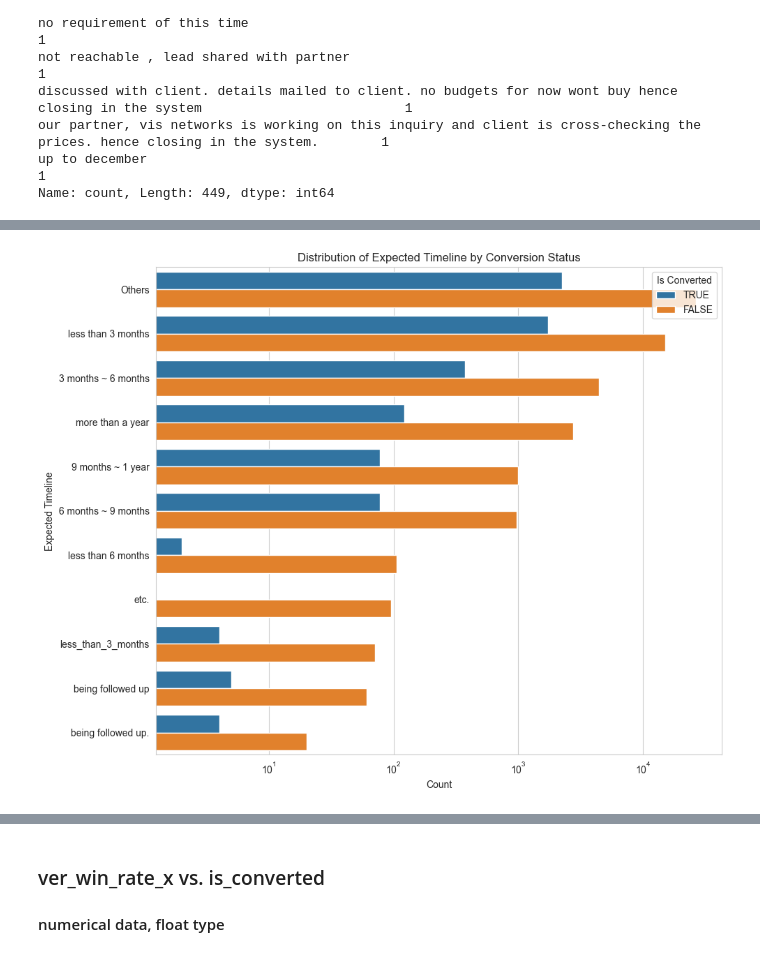
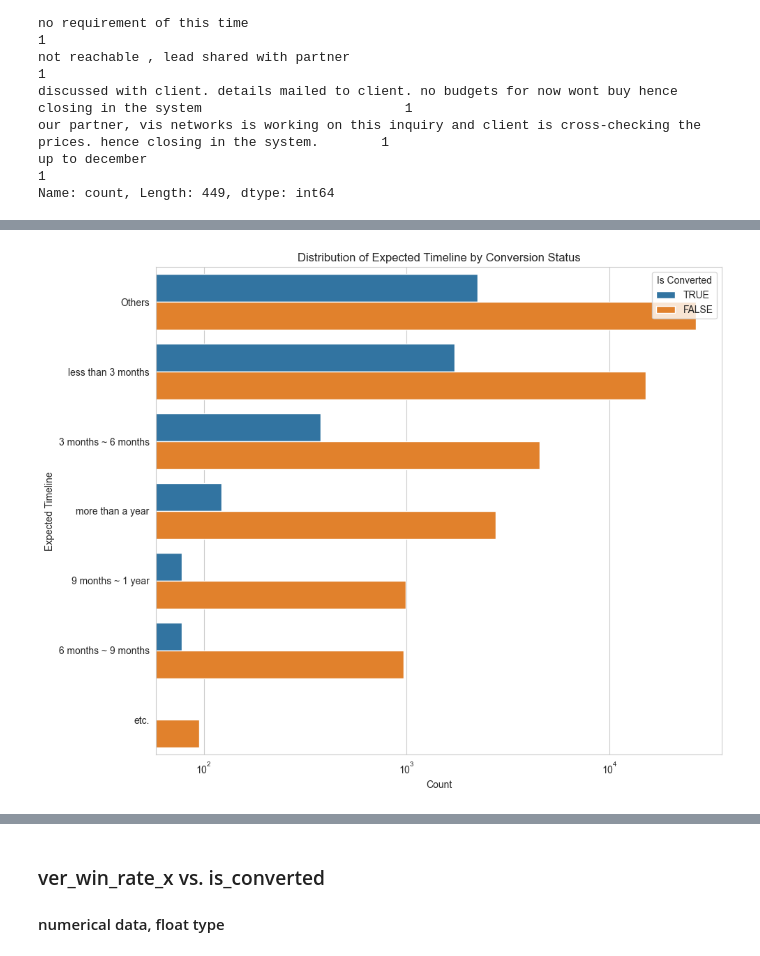
Before and after one commit to AhyoungOh/Coffee, a Jupyter notebook: eda.ipynb, the cells around one changed output, grey strips where cells are left out. Saved outputs shown, nothing was run; the diff lists cells and outputs as text; code cells hidden in the pictures.

```diff
--- a/eda.ipynb
+++ b/eda.ipynb
@@ -608,0 +629,14 @@ Name: count, Length: 449, dtype: int64
+# %%
+# working on processing
+
+# Replace the specified 'expected_timeline' values
+df['expected_timeline'] = df['expected_timeline'].replace({
+    'less_than_3_months': 'less than 3 months',  # merge into 'less than 3 months'
+    'being followed up': 'being followed up.',  # merge into 'being followed up.'
+    'less than 6 months': '3 months ~ 6 months',  # merge into '3 months ~ 6 months'
+    '3_months_~_6_months' : '3 months ~ 6 months'
+})
+
+# Optional: Check the updated value counts to confirm the merges
+updated_counts = df['expected_timeline'].value_counts()
+print(updated_counts)
@@ -609,22 +657,22 @@ Name: count, Length: 449, dtype: int64
 # %%
 # expected_timeline (50.8%)
 
-top_expected_timelines = df['expected_timeline'].value_counts().nlargest(10).index
+top_expected_timelines = df['expected_timeline'].value_counts().nlargest(6).index
 
 # Replace all other 'expected_timeline' values with 'Others'
 df['expected_timeline'] = df['expected_timeline'].apply(lambda x: x if x in top_expected_timelines else 'Others')
 
 plt.figure(figsize=(10, 8))  # Adjust figure size for readability
 sns.countplot(data=df, y='expected_timeline', hue='is_converted', order=df['expected_timeline'].value_counts().index)
 plt.xlabel('Count')
 plt.ylabel('Expected Timeline')
 plt.title('Distribution of Expected Timeline by Conversion Status')
 plt.legend(title='Is Converted', loc='upper right')
 
 # If applying a semilog scale is meaningful for the counts
 plt.xscale('log')
 
 plt.tight_layout()
 plt.show()
 # %% [output]
-[figure, old version]
+[figure, new version]
```
Also changed, not shown: parts of 15 cells of this notebook, 1 other file.
